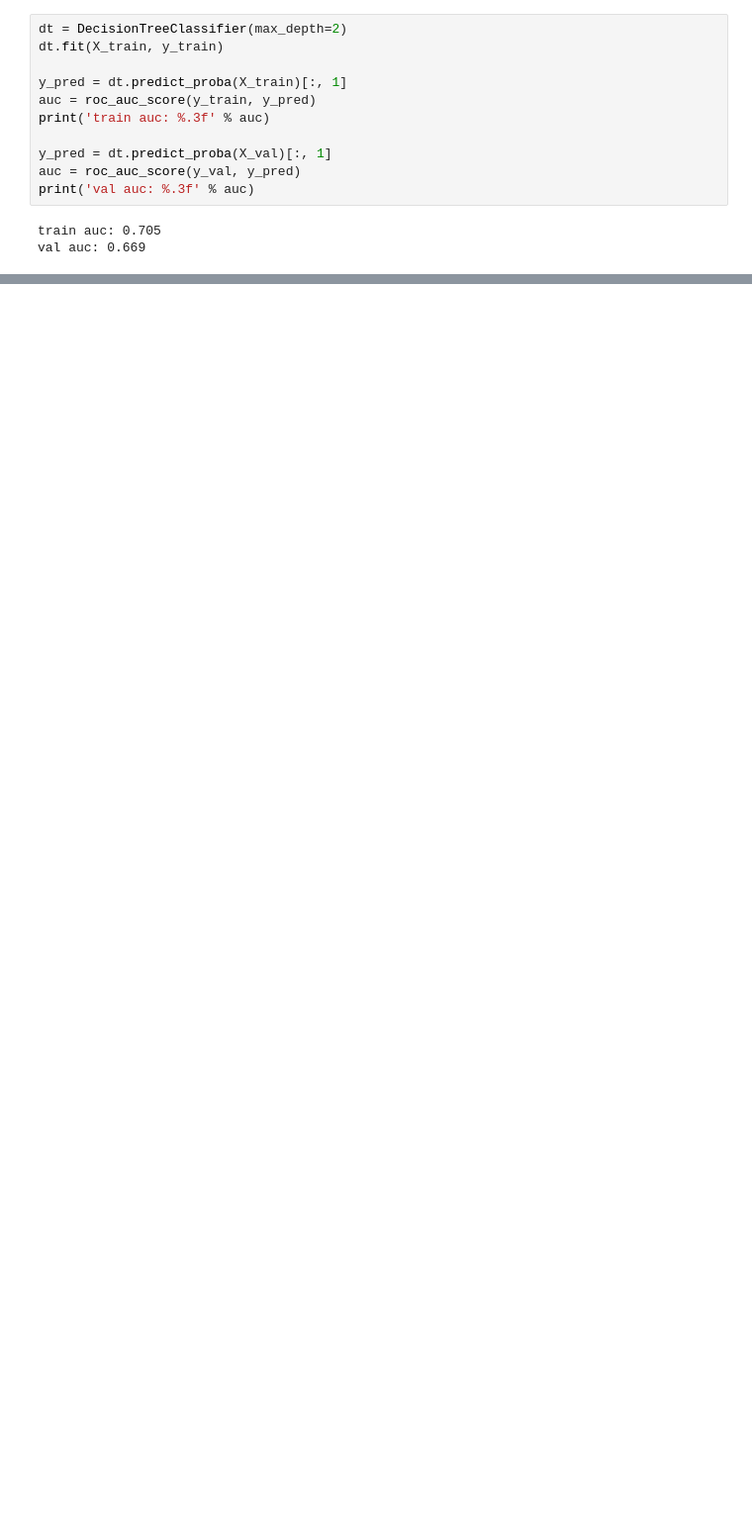
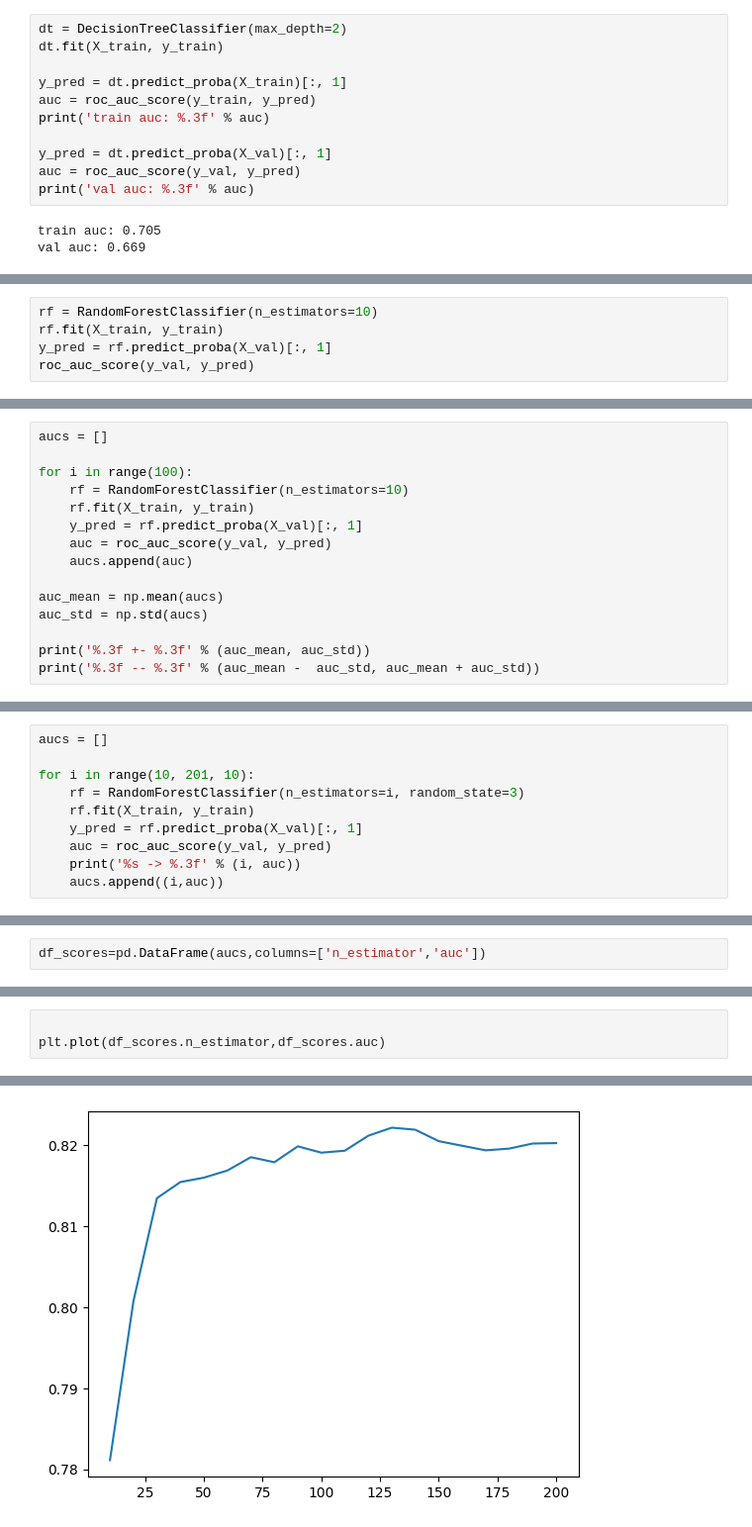
Before and after one commit to abuhanif2020331005/MLBasics, a Jupyter notebook: Decision_Tree/model.ipynb, the cells around one changed output, grey strips where cells are left out. Shown at 99% size. Cells and saved outputs as stored; diff of their text form; blank space fills up the shorter version.

```diff
--- a/Decision_Tree/model.ipynb
+++ b/Decision_Tree/model.ipynb
@@ -173,0 +259,5 @@ val auc: 0.669
+# %%
+rf = RandomForestClassifier(n_estimators=10)
+rf.fit(X_train, y_train)
+y_pred = rf.predict_proba(X_val)[:, 1]
+roc_auc_score(y_val, y_pred)
@@ -173,0 +266,15 @@ val auc: 0.669
+# %%
+aucs = []
+
+for i in range(100):
+    rf = RandomForestClassifier(n_estimators=10)
+    rf.fit(X_train, y_train)
+    y_pred = rf.predict_proba(X_val)[:, 1]
+    auc = roc_auc_score(y_val, y_pred)
+    aucs.append(auc)
+
+auc_mean = np.mean(aucs)
+auc_std = np.std(aucs)
+
+print('%.3f +- %.3f' % (auc_mean, auc_std))
+print('%.3f -- %.3f' % (auc_mean -  auc_std, auc_mean + auc_std))
@@ -173,0 +284,10 @@ val auc: 0.669
+# %%
+aucs = []
+
+for i in range(10, 201, 10):
+    rf = RandomForestClassifier(n_estimators=i, random_state=3)
+    rf.fit(X_train, y_train)
+    y_pred = rf.predict_proba(X_val)[:, 1]
+    auc = roc_auc_score(y_val, y_pred)
+    print('%s -> %.3f' % (i, auc))
+    aucs.append((i,auc))
@@ -173,0 +315,2 @@ val auc: 0.669
+# %%
+df_scores=pd.DataFrame(aucs,columns=['n_estimator','auc'])
@@ -173,0 +337,4 @@ val auc: 0.669
+# %%
+
+plt.plot(df_scores.n_estimator,df_scores.auc)
+# %% [output]
@@ -173,0 +342 @@ val auc: 0.669
+[figure, added]
```
Also changed, not shown: parts of 23 cells of this notebook.
